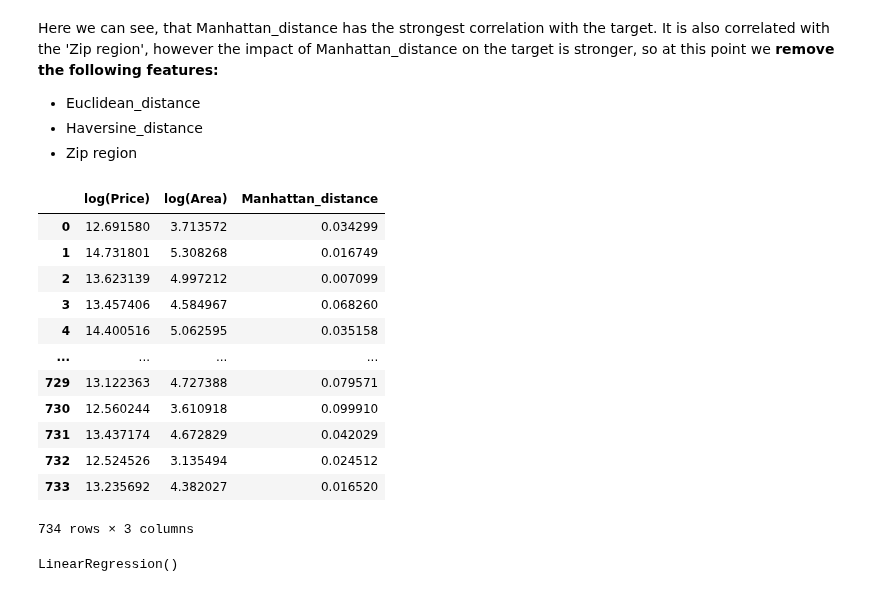
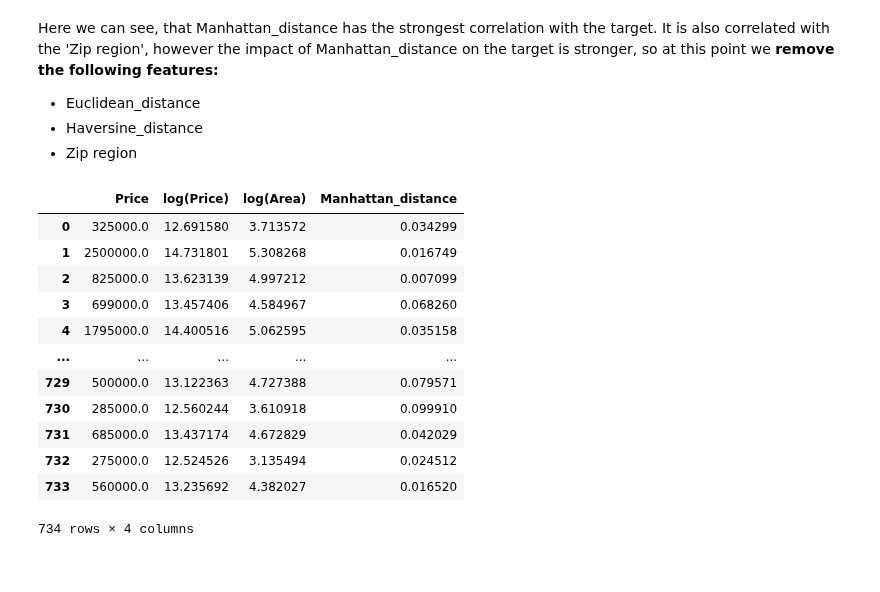
Before and after one commit to nadiia-duiunova/House_price, a Jupyter notebook: Stat inference.ipynb, the cells around one changed output. Saved outputs shown, nothing was run; the diff lists cells and outputs as text; code cells hidden in the pictures.

Commit message:
Polish the second model, edit evaluation function

```diff
--- a/Stat inference.ipynb
+++ b/Stat inference.ipynb
@@ -510,8 +457,8 @@ correlations_df
 # %% [markdown]
 Longitude, Latitude, Zip location and Zip district have no impact on target. Also, Area and room are hightly correlated, so Room will also be removed, because the its impact on target is weaker.
 # %%
-initial_data = initial_data.drop(columns=['Room', 'Lon', 'Lat', 'Zip location', 'Zip district'])
-initial_data
+data1 = data1.drop(columns=['Room', 'Lon', 'Lat', 'Zip location', 'Zip district'])
+data1
 # %% [output]
 |  | Price | Area | Zip region |
 | 0 | 325000.0 | 41 | 0.0 |
@@ -690,30 +631,30 @@ center_lon = initial_data['Lon'].mean()
 # %%
-def distance_betw_2points(point_lat: float, center_lat: float, point_lon: float, center_lon: float, method: str) -> float:
+def distance_betw_2points(point_lat: float, center_lat: float, point_lon: float, center_lon: float, method: str = 'Euclidean') -> float:
 
-    if method in ['Haversine', 'Euclidean', 'Manhattan']:
+    if method in ['Euclidean', 'Manhattan', 'Haversine']:
 
-        if method == 'Haversine':
+        if method == 'Euclidean':
+
+            d = np.sqrt(np.square(center_lat - point_lat) + np.square(center_lon - point_lon))
+            return d
+
+        elif method == 'Haversine':
 
             # φ, λ in radians
             center_lat = center_lat * pi/180
             center_lon = center_lon * pi/180
-
-            R = 6371e3 # in meters
 
             point_lat = point_lat * pi/180
             point_lon = point_lon * pi/180
             delta_lat = np.abs(point_lat - center_lat)
             delta_lon = np.abs(point_lon - center_lon)
 
+
+            R = 6371e3 # in meters
             a = np.square(np.sin(delta_lat/2)) + np.cos(point_lat) * np.cos(center_lat) * np.square(np.sin(delta_lon/2))
             c = 2 * np.arctan2(np.sqrt(a), np.sqrt(1-a))
             d = R * c
 
-            return d
-
-        elif method == 'Euclidean':
-
-            d = np.sqrt(np.square(center_lat - point_lat) + np.square(center_lon - point_lon))
             return d
 
         else:
@@ -722,10 +663,10 @@ def distance_betw_2points(point_lat: float, center_lat: float, point_lon: float,
             return d
 
     else:
-        print('Method not in [Haversine, Euclidean, Manhattan]')
+        print('Method not in [Euclidean, Manhattan, Haversine]')
 # %%
 # generate distance features
-initial_data = initial_data.assign(
+data1 = data1.assign(
     **{
         "Euclidean_distance": lambda df: distance_betw_2points(
             df["Lat"], center_lat, df["Lon"], center_lon, method='Euclidean'
@@ -820,16 +761,16 @@ o 2 datapoints with Haversine_distance > 10727.22887838862
 # %% [markdown]
 Points with indexes [427, 512] are outliers by all 3 metrics because they are way too fat from the city center. Lets remove them.
 # %%
-initial_data = initial_data.drop([427, 512], axis=0)
+data1 = data1.drop([427, 512], axis=0)
 data = data.drop([427, 512], axis=0)
 
 # reset indexes after removing rows
-initial_data = initial_data.reset_index()
-initial_data = initial_data.drop(columns=['index'])
+data1 = data1.reset_index()
+data1 = data1.drop(columns=['index'])
 
-data = data.reset_index()
-data = data.drop(columns=['index'])
+data1 = data1.reset_index()
+data1 = data1.drop(columns=['index'])
 
 
-initial_data = initial_data.drop(columns=['Price', 'Area', 'Lat', 'Lon'])
+data1 = data1.drop(columns=['Area', 'Lat', 'Lon'])
 # %%
@@ -857,21 +799,21 @@ Here we can see, that Manhattan_distance has the strongest correlation with the
  - Haversine_distance
  - Zip region
 # %%
-initial_data = initial_data.drop(columns=['Euclidean_distance', 'Haversine_distance', 'Zip region'])
-initial_data
+data1 = data1.drop(columns=['Euclidean_distance', 'Haversine_distance', 'Zip region'])
+data1
 # %% [output]
-|  | log(Price) | log(Area) | Manhattan_distance |
-| 0 | 12.691580 | 3.713572 | 0.034299 |
-| 1 | 14.731801 | 5.308268 | 0.016749 |
-| 2 | 13.623139 | 4.997212 | 0.007099 |
-| 3 | 13.457406 | 4.584967 | 0.068260 |
-| 4 | 14.400516 | 5.062595 | 0.035158 |
-| ... | ... | ... | ... |
-| 729 | 13.122363 | 4.727388 | 0.079571 |
-| 730 | 12.560244 | 3.610918 | 0.099910 |
-| 731 | 13.437174 | 4.672829 | 0.042029 |
-| 732 | 12.524526 | 3.135494 | 0.024512 |
-| 733 | 13.235692 | 4.382027 | 0.016520 |
+|  | Price | log(Price) | log(Area) | Manhattan_distance |
+| 0 | 325000.0 | 12.691580 | 3.713572 | 0.034299 |
+| 1 | 2500000.0 | 14.731801 | 5.308268 | 0.016749 |
+| 2 | 825000.0 | 13.623139 | 4.997212 | 0.007099 |
+| 3 | 699000.0 | 13.457406 | 4.584967 | 0.068260 |
+| 4 | 1795000.0 | 14.400516 | 5.062595 | 0.035158 |
+| ... | ... | ... | ... | ... |
+| 729 | 500000.0 | 13.122363 | 4.727388 | 0.079571 |
+| 730 | 285000.0 | 12.560244 | 3.610918 | 0.099910 |
+| 731 | 685000.0 | 13.437174 | 4.672829 | 0.042029 |
+| 732 | 275000.0 | 12.524526 | 3.135494 | 0.024512 |
+| 733 | 560000.0 | 13.235692 | 4.382027 | 0.016520 |
-734 rows × 3 columns
+734 rows × 4 columns
 # %%
 # In order to make both features have equal impact, the log() function is applied to Manhattan_distance:
@@ -879,8 +821,9 @@ initial_data['Manhattan_distance'] = np.log(initial_data['Manhattan_distance'])
 # %%
-X2 = initial_data.drop(columns=['log(Price)'])
-y2 = initial_data['log(Price)']
+X2 = data1.drop(columns=['log(Price)', 'Manhattan_distance', 'Price'])
+y2 = data1['log(Price)']
 
 model2 = LinearRegression()
 model2.fit(X2, y2)
+y_pred2 = model2.predict(X2)
+
+y_pred2 = np.exp(y_pred2)
-# %% [output]
-LinearRegression()
```
Also changed, not shown: parts of 57 cells of this notebook.
